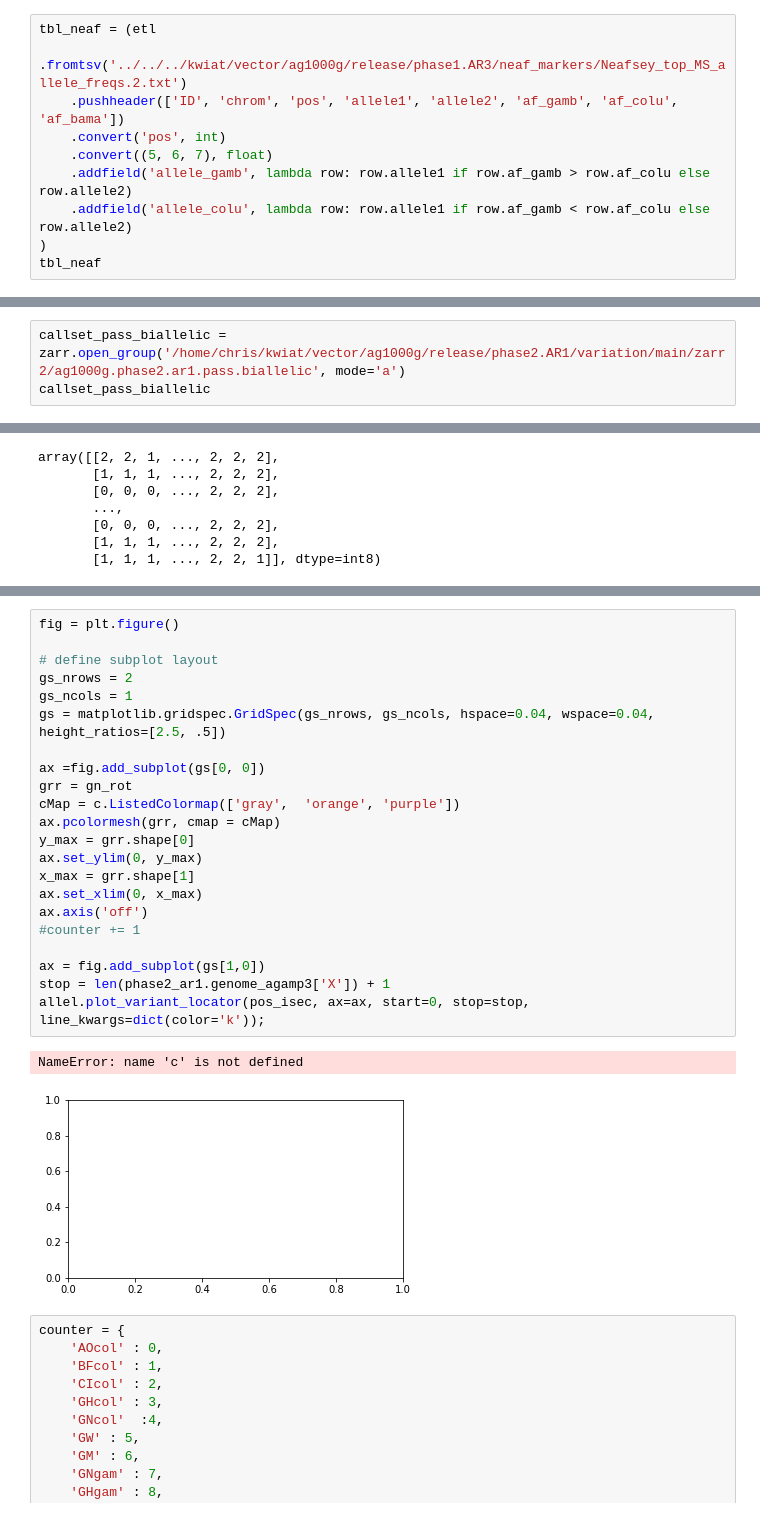
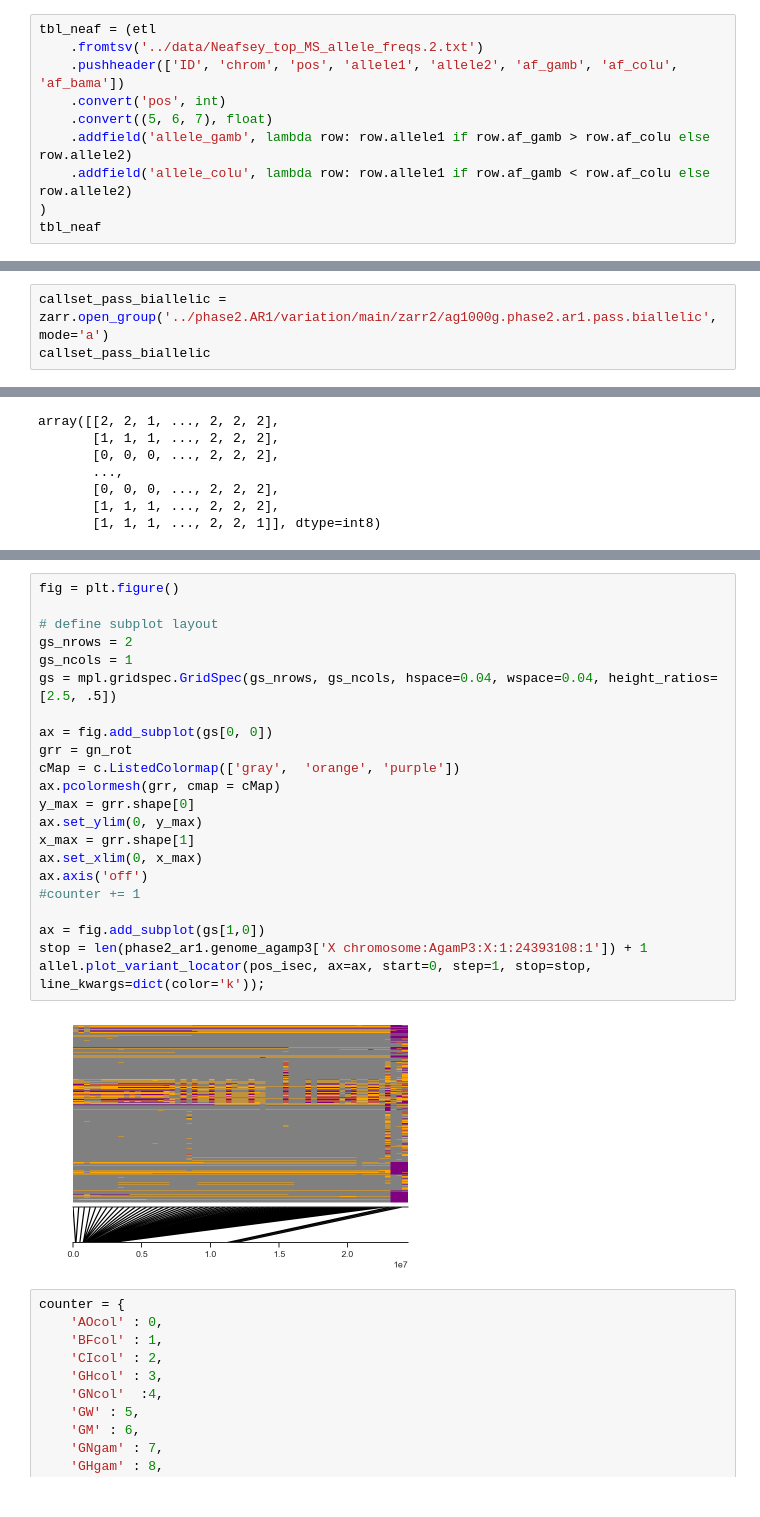
Before and after one commit to alimanfoo/ag1000g-phase2-data-paper, a Jupyter notebook: notebooks/Figure_ancestry_informative_markers.ipynb, the cells around one changed output, grey strips where cells are left out. Cells and saved outputs as stored; diff of their text form.

Commit message:
aims works with setup notebook, finalising figure colours

```diff
--- a/notebooks/Figure_ancestry_informative_markers.ipynb
+++ b/notebooks/Figure_ancestry_informative_markers.ipynb
@@ -8,6 +3,6 @@ import matplotlib.pyplot as plt
 # %%
 tbl_neaf = (etl
-    .fromtsv('../../../kwiat/vector/ag1000g/release/phase1.AR3/neaf_markers/Neafsey_top_MS_allele_freqs.2.txt')
+    .fromtsv('../data/Neafsey_top_MS_allele_freqs.2.txt')
     .pushheader(['ID', 'chrom', 'pos', 'allele1', 'allele2', 'af_gamb', 'af_colu', 'af_bama'])
     .convert('pos', int)
     .convert((5, 6, 7), float)
@@ -30,7 +25,7 @@ len(tbl_neaf)
 # %%
 chrom = 'X'
 # %%
-callset_pass_biallelic = zarr.open_group('/home/chris/kwiat/vector/ag1000g/release/phase2.AR1/variation/main/zarr2/ag1000g.phase2.ar1.pass.biallelic', mode='a')
+callset_pass_biallelic = zarr.open_group('../phase2.AR1/variation/main/zarr2/ag1000g.phase2.ar1.pass.biallelic', mode='a')
 callset_pass_biallelic
 # %% [output]
 <zarr.hierarchy.Group '/'>
@@ -139,28 +141,27 @@ array([[2, 2, 1, ..., 2, 2, 2],
 # %%
 fig = plt.figure()
 
 # define subplot layout
 gs_nrows = 2
 gs_ncols = 1
-gs = matplotlib.gridspec.GridSpec(gs_nrows, gs_ncols, hspace=0.04, wspace=0.04, height_ratios=[2.5, .5])
+gs = mpl.gridspec.GridSpec(gs_nrows, gs_ncols, hspace=0.04, wspace=0.04, height_ratios=[2.5, .5])
 
-ax =fig.add_subplot(gs[0, 0])
+ax = fig.add_subplot(gs[0, 0])
 grr = gn_rot
 cMap = c.ListedColormap(['gray',  'orange', 'purple'])
 ax.pcolormesh(grr, cmap = cMap)
 y_max = grr.shape[0]
 ax.set_ylim(0, y_max)
 x_max = grr.shape[1]
 ax.set_xlim(0, x_max)
 ax.axis('off')
 #counter += 1
 
 ax = fig.add_subplot(gs[1,0])
-stop = len(phase2_ar1.genome_agamp3['X']) + 1
-allel.plot_variant_locator(pos_isec, ax=ax, start=0, stop=stop, line_kwargs=dict(color='k'));
+stop = len(phase2_ar1.genome_agamp3['X chromosome:AgamP3:X:1:24393108:1']) + 1
+allel.plot_variant_locator(pos_isec, ax=ax, start=0, step=1, stop=stop, line_kwargs=dict(color='k'));
 # %% [output]
-NameError: name 'c' is not defined
-[figure, old version]
+[figure, new version]
 # %%
 counter = {
     'AOcol' : 0,
```
Also changed, not shown: parts of 27 cells of this notebook, 2 other files.
